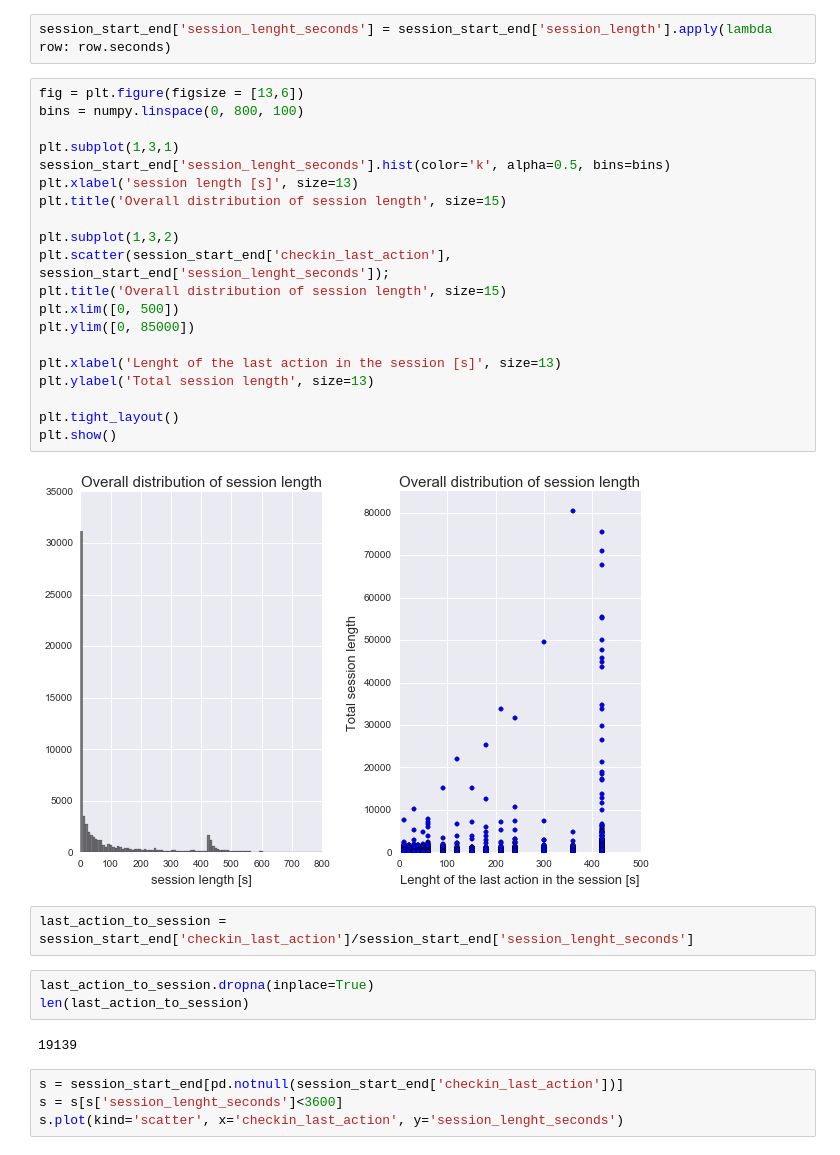
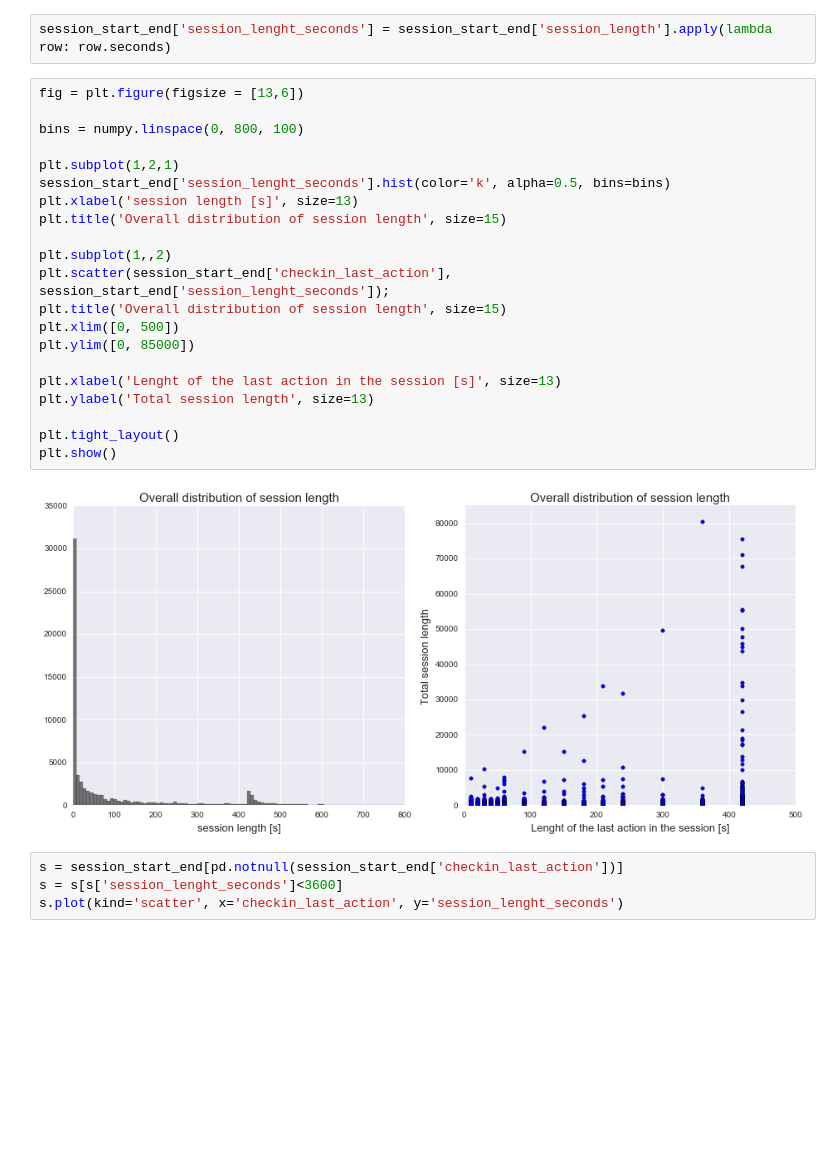
Before and after one commit to samia81/Wikipedia-Users, a Jupyter notebook: Wikipedia_datachallenge.ipynb, the cells around one changed output. Drawn from its saved outputs; the diff is of its cells as text; blank space fills up the shorter version.

```diff
--- a/Wikipedia_datachallenge.ipynb
+++ b/Wikipedia_datachallenge.ipynb
@@ -339,33 +320,27 @@ session_start_end['session_length'] = session_start_end['time_last_action'] - se
 session_start_end['session_lenght_seconds'] = session_start_end['session_length'].apply(lambda row: row.seconds)
 # %%
 fig = plt.figure(figsize = [13,6])
+
 bins = numpy.linspace(0, 800, 100)
 
-plt.subplot(1,3,1)
+plt.subplot(1,2,1)
 session_start_end['session_lenght_seconds'].hist(color='k', alpha=0.5, bins=bins)
 plt.xlabel('session length [s]', size=13)
 plt.title('Overall distribution of session length', size=15)
 
-plt.subplot(1,3,2)
+plt.subplot(1,,2)
 plt.scatter(session_start_end['checkin_last_action'], session_start_end['session_lenght_seconds']);
 plt.title('Overall distribution of session length', size=15)
 plt.xlim([0, 500])
 plt.ylim([0, 85000])
 
 plt.xlabel('Lenght of the last action in the session [s]', size=13)
 plt.ylabel('Total session length', size=13)
 
 plt.tight_layout()
 plt.show()
 # %% [output]
-[figure, old version]
+[figure, new version]
-# %%
-last_action_to_session = session_start_end['checkin_last_action']/session_start_end['session_lenght_seconds']
-# %%
-last_action_to_session.dropna(inplace=True)
-len(last_action_to_session)
-# %% [output]
-19139
 # %%
 s = session_start_end[pd.notnull(session_start_end['checkin_last_action'])]
 s = s[s['session_lenght_seconds']<3600]
```
Also changed, not shown: parts of 4 cells of this notebook.
